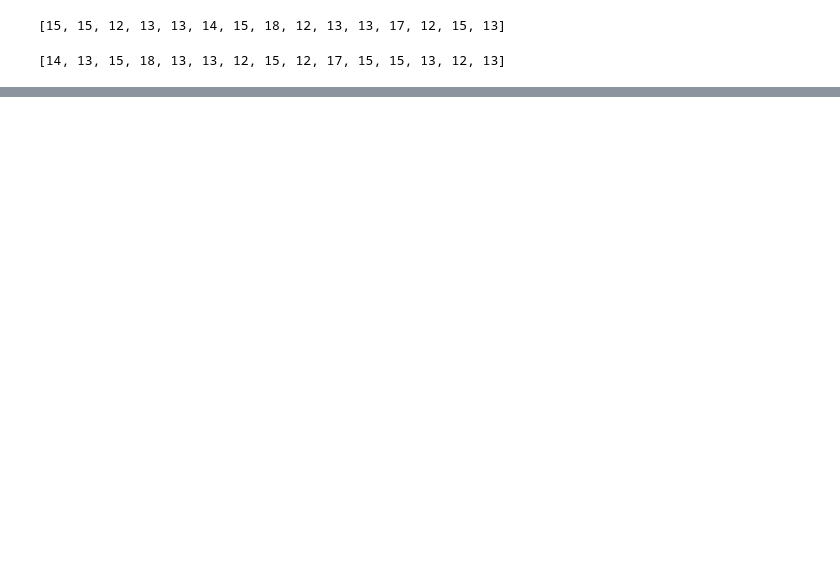
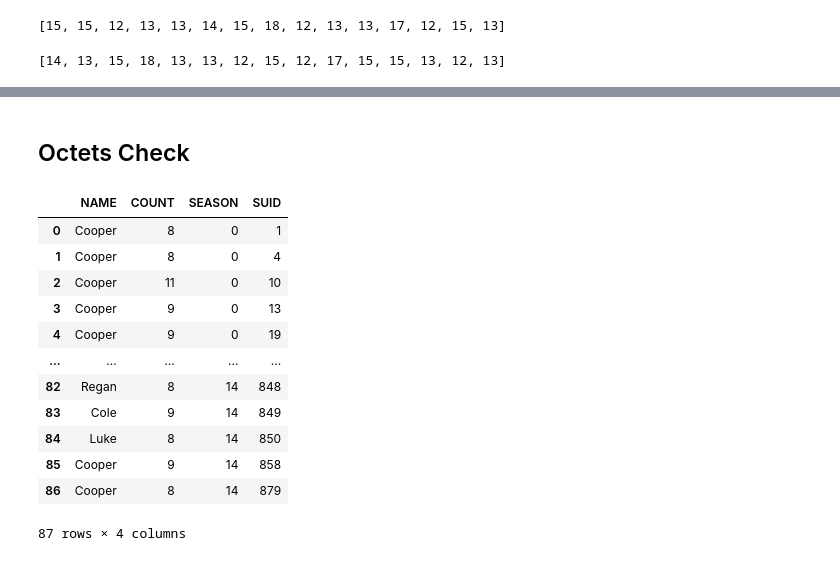
Before and after one commit to c-goodman/mkstream, a Jupyter notebook: notebooks/data_migration.ipynb, the cells around one changed output, grey strips where cells are left out. Drawn from its saved outputs; the diff is of its cells as text; code cells hidden in the pictures; blank space fills up the shorter version.

```diff
--- a/notebooks/data_migration.ipynb
+++ b/notebooks/data_migration.ipynb
@@ -417,0 +414,28 @@ pd.Series([len(x) for x in four_p_out["PLAYERS_1ST"].unique()]).max()
+# %% [markdown]
+## Octets Check
+# %%
+octets_df = load_data_pd(sheet_name="octets", sheet_id=os.environ["SHEET_ID"])
+
+octets_df = octets_df.drop(
+    columns=[
+        x
+        for x in octets_df.columns
+        if x.__contains__("Unnamed")
+    ]
+)
+
+octets_df
+# %% [output]
+|  | NAME | COUNT | SEASON | SUID |
+| 0 | Cooper | 8 | 0 | 1 |
+| 1 | Cooper | 8 | 0 | 4 |
+| 2 | Cooper | 11 | 0 | 10 |
+| 3 | Cooper | 9 | 0 | 13 |
+| 4 | Cooper | 9 | 0 | 19 |
+| ... | ... | ... | ... | ... |
+| 82 | Regan | 8 | 14 | 848 |
+| 83 | Cole | 9 | 14 | 849 |
+| 84 | Luke | 8 | 14 | 850 |
+| 85 | Cooper | 9 | 14 | 858 |
+| 86 | Cooper | 8 | 14 | 879 |
+87 rows × 4 columns
```
Also changed, not shown: parts of 22 cells of this notebook.
